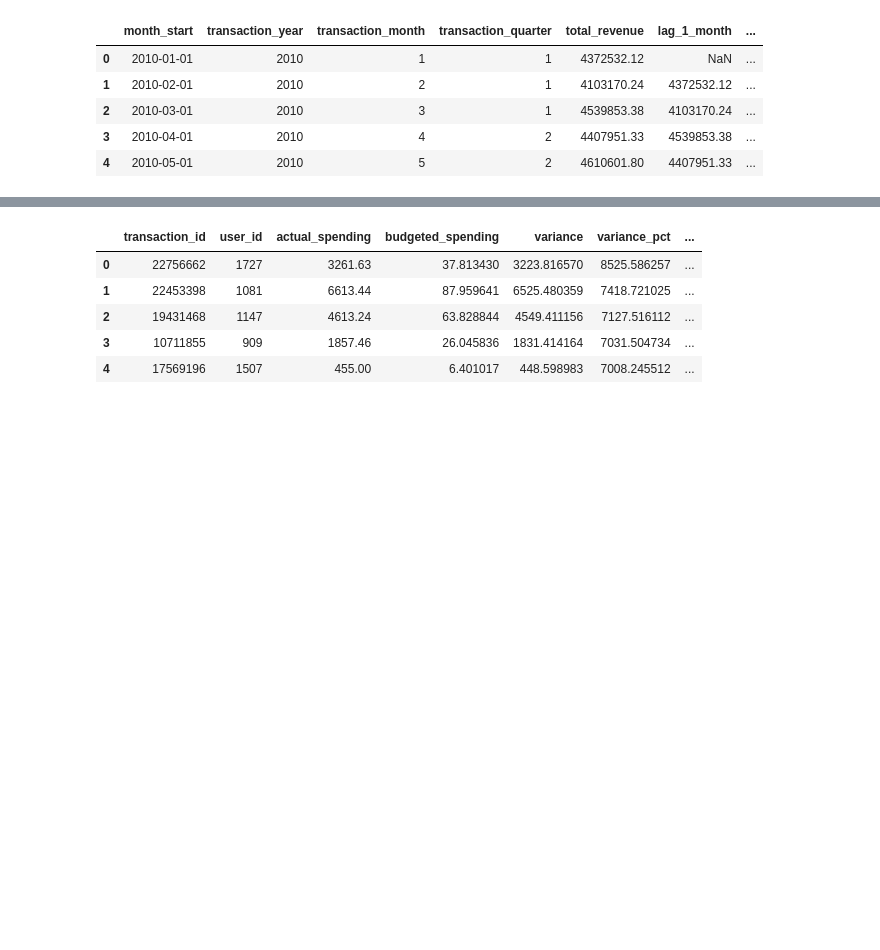
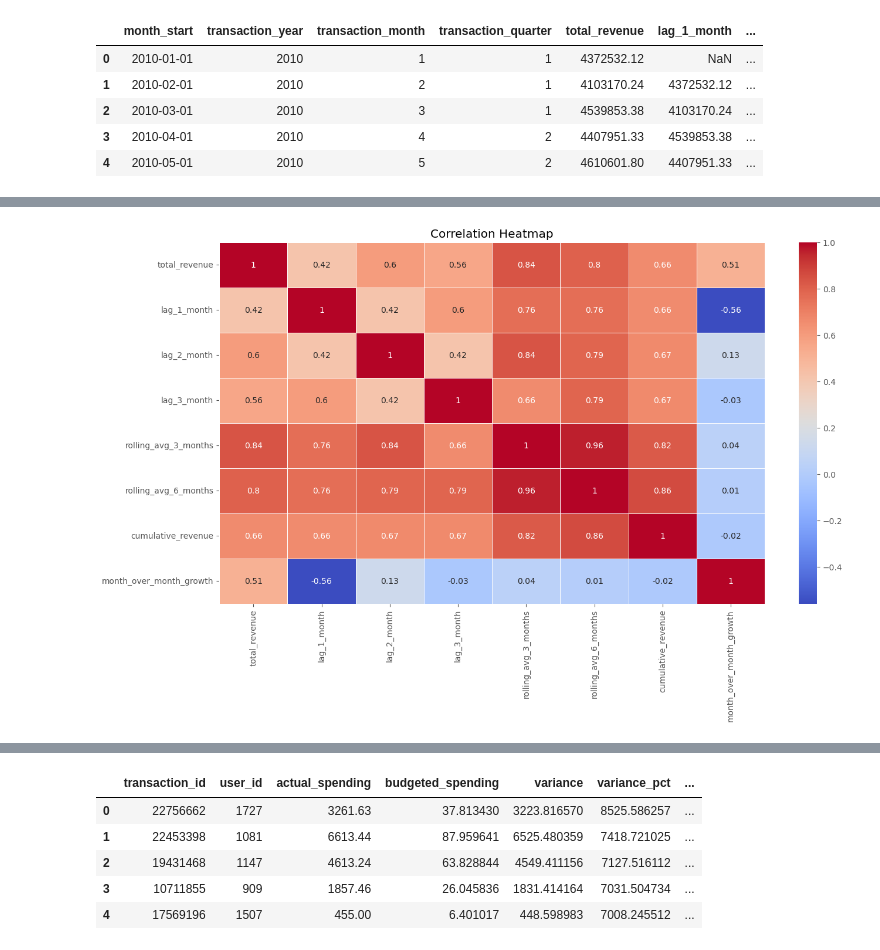
Before and after one commit to TeslimAdeyanju/15-Portfolio-Financial-Data-Analytics-Forecasting-Variance-Analysis, a Jupyter notebook: Financial-Data-Analytics-Forecasting-Variance-Analysis.ipynb, the cells around one changed output, grey strips where cells are left out. Cells and saved outputs as stored; diff of their text form; code cells hidden in the pictures; blank space fills up the shorter version.

```diff
--- a/Financial-Data-Analytics-Forecasting-Variance-Analysis.ipynb
+++ b/Financial-Data-Analytics-Forecasting-Variance-Analysis.ipynb
@@ -1306,0 +1382,3 @@ plt.show()
+# %%
+corr_matrix = financial_forecasting_data[numerical_cols].corr().round(2)
+corr_matrix
@@ -1306,0 +1407,7 @@ plt.show()
+# %%
+plt.figure(figsize=(15,8))
+sns.heatmap(corr_matrix, annot=True, cmap='coolwarm', linewidths=0.5)
+plt.title('Correlation Heatmap')
+plt.show()
+# %% [output]
+[figure, added]
```
Also changed, not shown: parts of 19 cells of this notebook.
